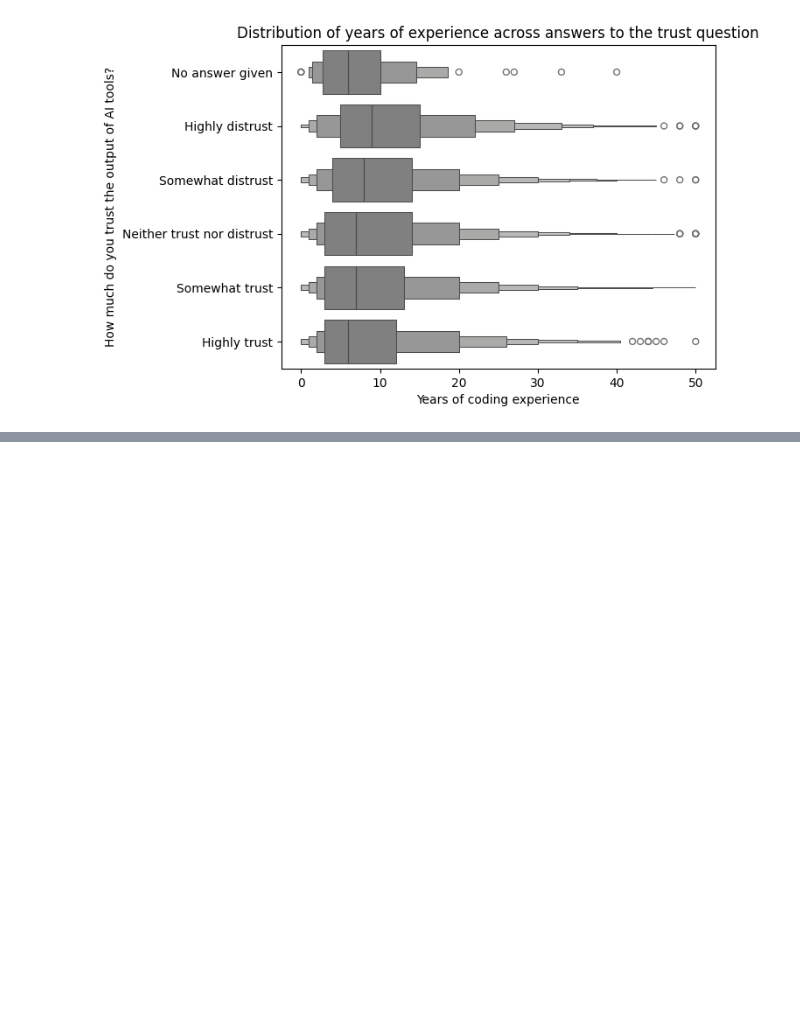
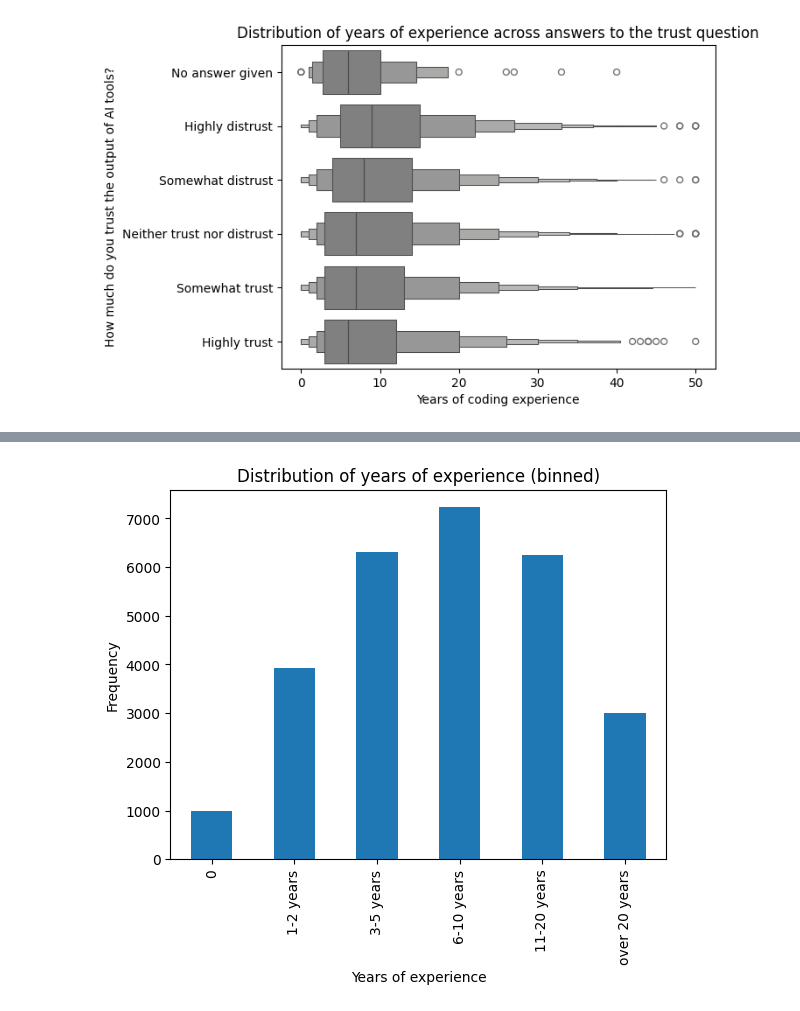
Before and after one commit to jeremysb1/data_analysis_projects, a Jupyter notebook: categorical_data.ipynb, the cells around one changed output, grey strips where cells are left out. Cells and saved outputs as stored; diff of their text form; code cells hidden in the pictures; blank space fills up the shorter version.

```diff
--- a/categorical_data.ipynb
+++ b/categorical_data.ipynb
@@ -750,3 +750,12 @@ axis.set(
 plt.show()
 # %% [output]
 [figure]
+# %%
+exp_bins = pd.cut(survey_ai_users["YearsCodePro"],
+                  bins=[-1, 0, 2, 5, 10, 20, 50],
+                  labels=["0", "1-2 years", "3-5 years",
+                          "6-10 years", "11-20 years",
+                          "over 20 years"]
+                 )
+
+survey_ai_users.groupby(exp_bins)["YearsCodePro"].agg(["min", "max"])
@@ -752,0 +771,20 @@ plt.show()
+# %%
+fig, axis = plt.subplots()
+
+(
+    exp_bins
+    .value_counts()
+    .sort_index()
+    .plot
+    .bar(ax=axis)
+)
+
+axis.set(
+    title="Distribution of years of experience (binned)",
+    xlabel="Years of experience",
+    ylabel="Frequency"
+)
+
+plt.show()
+# %% [output]
+[figure, added]
```
Also changed, not shown: parts of 4 cells of this notebook.
